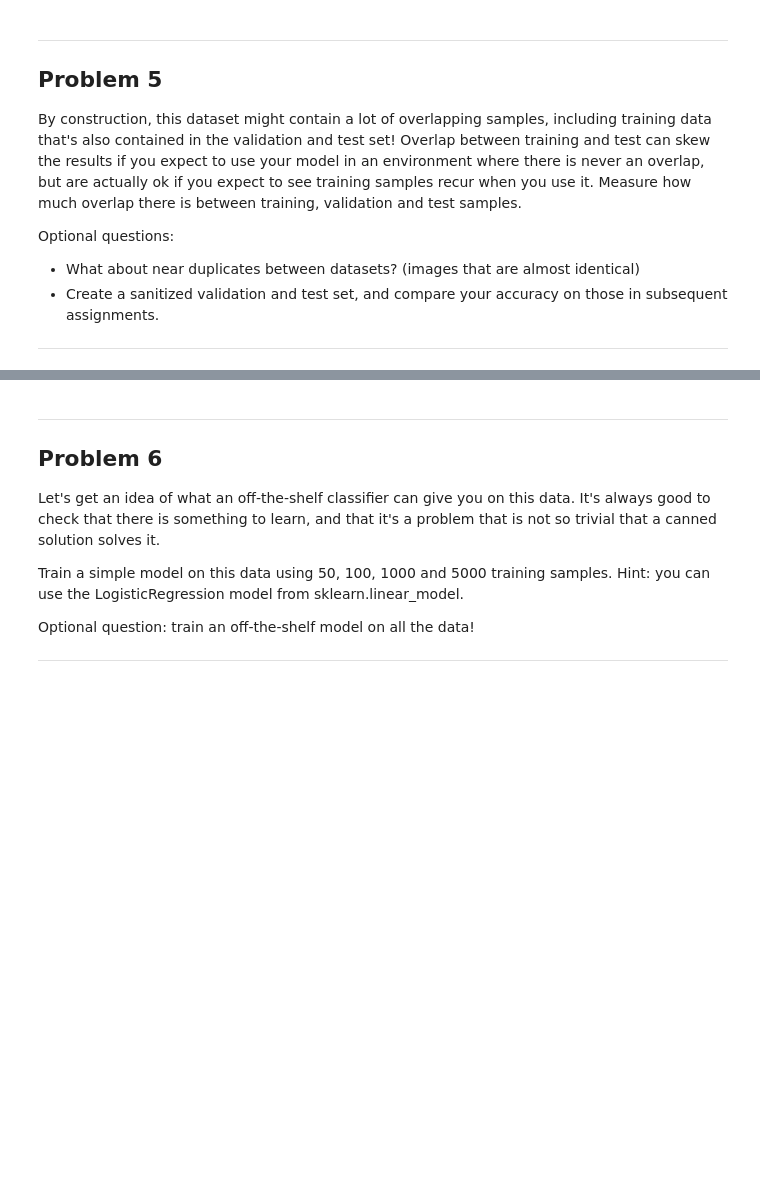
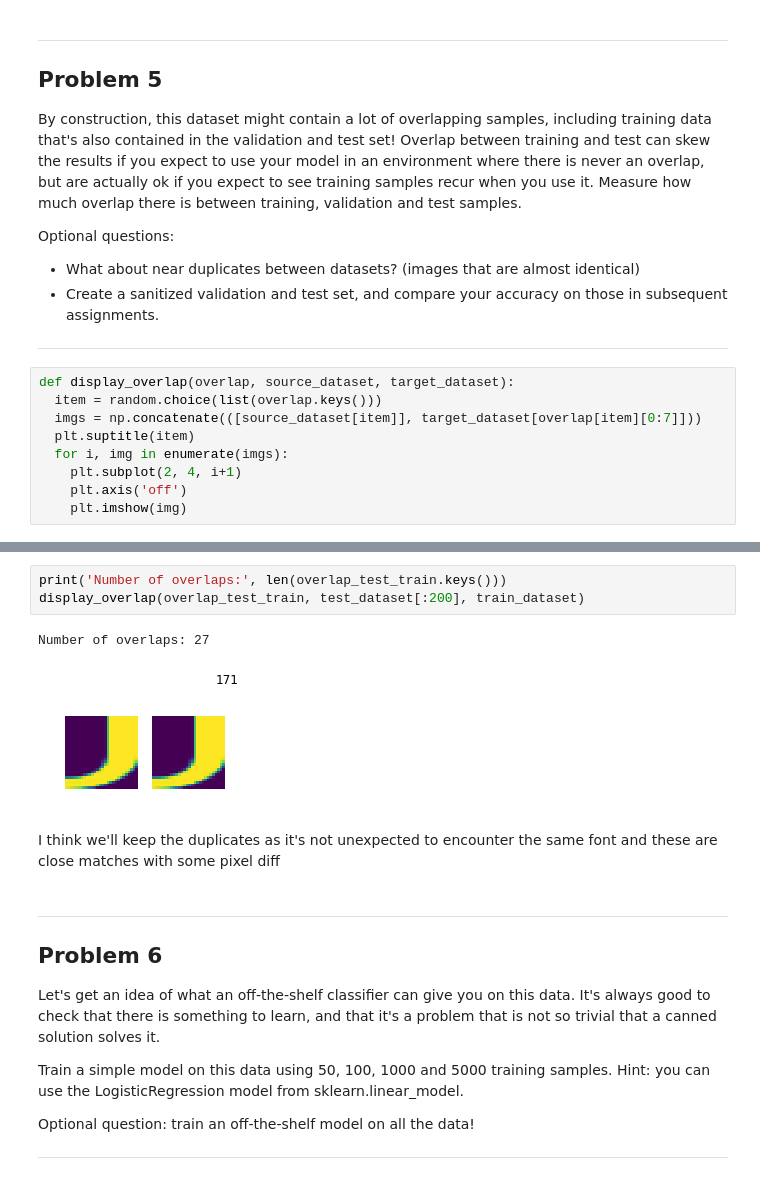
Before and after one commit to Arvhus/Playground, a Jupyter notebook: udacity_dl/notebooks/1_notmnist.ipynb, the cells around one changed output, grey strips where cells are left out. Saved outputs shown, nothing was run; the diff lists cells and outputs as text; blank space fills up the shorter version.

```diff
--- a/udacity_dl/notebooks/1_notmnist.ipynb
+++ b/udacity_dl/notebooks/1_notmnist.ipynb
@@ -329,3 +370,12 @@ Optional questions:
 - What about near duplicates between datasets? (images that are almost identical)
 - Create a sanitized validation and test set, and compare your accuracy on those in subsequent assignments.
 ---
+# %%
+def display_overlap(overlap, source_dataset, target_dataset):
+  item = random.choice(list(overlap.keys()))
+  imgs = np.concatenate(([source_dataset[item]], target_dataset[overlap[item][0:7]]))
+  plt.suptitle(item)
+  for i, img in enumerate(imgs):
+    plt.subplot(2, 4, i+1)
+    plt.axis('off')
+    plt.imshow(img)
@@ -332,3 +397,11 @@ Optional questions:
+# %%
+print('Number of overlaps:', len(overlap_test_train.keys()))
+display_overlap(overlap_test_train, test_dataset[:200], train_dataset)
+# %% [output]
+Number of overlaps: 27
+[figure, added]
+# %% [markdown]
+I think we'll keep the duplicates as it's not unexpected to encounter the same font and these are close matches with some pixel diff
 # %% [markdown]
 ---
 Problem 6
```
Also changed, not shown: parts of 25 cells of this notebook, 7 other files.
